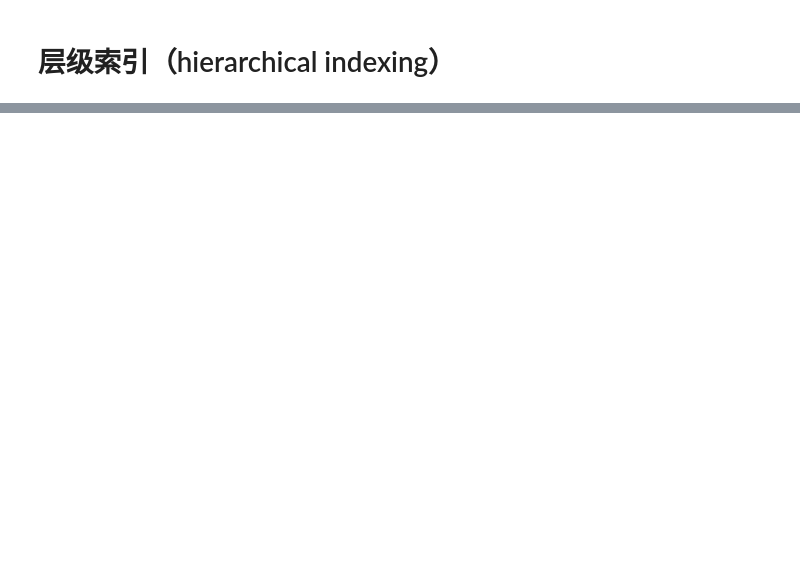
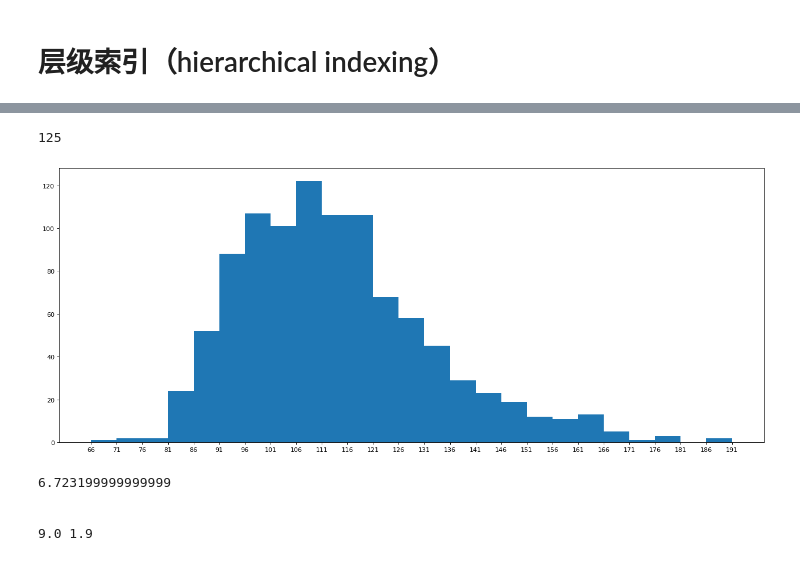
Before and after one commit to haibinpeng/py, a Jupyter notebook: day35/pandas.ipynb, the cells around one changed output, grey strips where cells are left out. Drawn from its saved outputs; the diff is of its cells as text; code cells hidden in the pictures; blank space fills up the shorter version.

```diff
--- a/day35/pandas.ipynb
+++ b/day35/pandas.ipynb
@@ -910,0 +955,9 @@ size
+# %%
+from matplotlib import pyplot as plt
+
+file_path = "IMDB-Movie-Data.csv"
+df = pd.read_csv(file_path)
+# 打印数据信息
+print(df.info())
+print('\n')
+print(df.describe())
@@ -910,0 +1013,42 @@ size
+# %%
+# rating,runtime分布情况
+# 选择图形，直方图
+# 准备数据
+runtime_data = df["Runtime (Minutes)"].values
+
+max_runtime = runtime_data.max()
+min_runtime = runtime_data.min()
+
+# 计算组数
+print(max_runtime - min_runtime)
+print('\n')
+num_bin = (max_runtime - min_runtime) // 5
+
+# 设置图形的大小
+plt.figure(figsize=(20, 8), dpi=80)
+# 第二个bins参数必须为int或sequence或str，bins代表划分为多少个单元
+plt.hist(runtime_data, int(num_bin))
+
+plt.xticks(range(min_runtime, max_runtime + 5,5))
+
+plt.show()
+# %% [output]
+125
+[figure, added]
+# %%
+# 获取平均评分
+print(df["Rating"].mean())
+
+# rating分布情况
+# 选择图形，直方图
+# 准备数据
+rating_data = df["Rating"].values
+max_ranting = rating_data.max()
+min_ranting = rating_data.min()
+print('\n')
+print(max_ranting,min_ranting)
+# %% [output]
+6.723199999999999
+
+
+9.0 1.9
```
Also changed, not shown: parts of 54 cells of this notebook, 1 other file.
